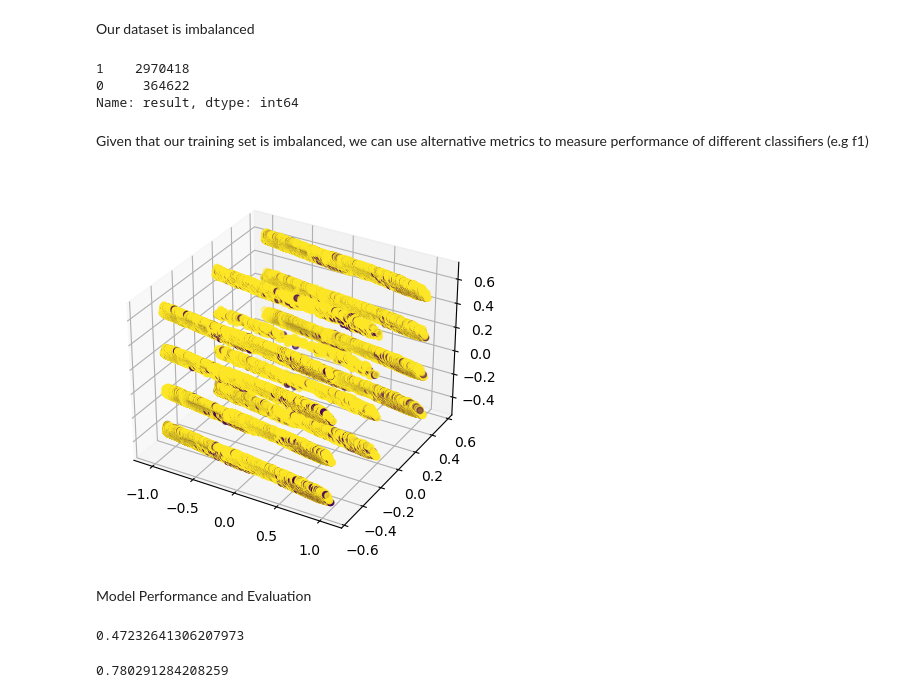
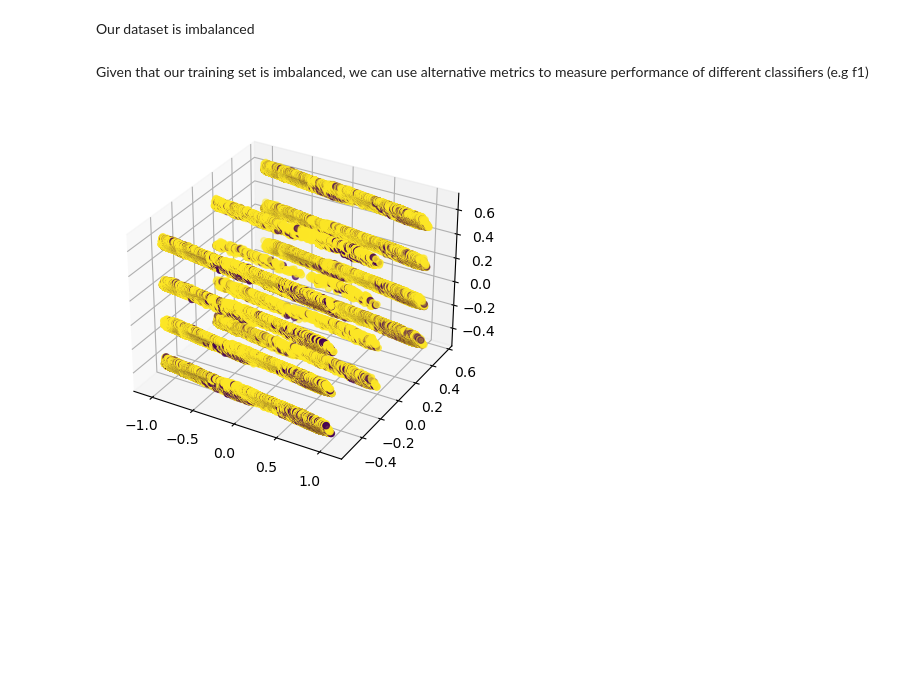
Before and after one commit to nathandsouza10/stock-market-anomaly-detection, a Jupyter notebook: workspace.ipynb, the cells around one changed output. Cells and saved outputs as stored; diff of their text form; code cells hidden in the pictures; blank space fills up the shorter version.

```diff
--- a/workspace.ipynb
+++ b/workspace.ipynb
@@ -105,25 +67,37 @@ EDA
 Our dataset is imbalanced
 # %%
 y.value_counts()
+y = y.to_numpy()
-# %% [output]
-1    2970418
-0     364622
-Name: result, dtype: int64
+# %%
+train_ratio = 0.70
+val_ratio = 0.15
+test_ratio = 0.15
+
+# Calculate the indices for splitting
+train_idx = int(X.shape[0] * train_ratio)
+val_idx = int(X.shape[0] * (train_ratio + val_ratio))
+
+# Split the data
+X_train = X[:train_idx]
+X_val = X[train_idx:val_idx]
+X_test = X[val_idx:]
+
+y_train = y[:train_idx]
+y_val = y[train_idx:val_idx]
+y_test = y[val_idx:]
 # %% [markdown]
 Given that our training set is imbalanced, we can use alternative metrics to measure performance of different classifiers (e.g f1)
 # %%
 from sklearn.decomposition import PCA
 import matplotlib.pyplot as plt
 from mpl_toolkits.mplot3d import Axes3D
 
 pca = PCA(n_components=3)
-X_reduced = pca.fit_transform(X, y)
+X_train_reduced = pca.fit_transform(X_train, y_train)
 
 fig = plt.figure()
 ax = fig.add_subplot(111, projection='3d')
-ax.scatter(X_reduced[:, 0], X_reduced[:, 1], X_reduced[:, 2], c=y)
+ax.scatter(X_train_reduced[:, 0], X_train_reduced[:, 1], X_train_reduced[:, 2], c=y_train)
 plt.show()
 # %% [output]
-[figure, old version]
+[figure, new version]
-# %% [markdown]
-Model Performance and Evaluation
@@ -132,16 +103,0 @@ from sklearn.model_selection import GridSearchCV
-# %%
-from sklearn.linear_model import LogisticRegression
-param_grid = {'C': [0.1, 1, 10], 'penalty': ['l1', 'l2']}
-grid = GridSearchCV(LogisticRegression(), param_grid, refit=True, n_jobs=-1, scoring='f1_macro')
-grid.fit(X, y)
-grid.best_score_
-# %% [output]
-0.47232641306207973
-# %%
-from sklearn.ensemble import RandomForestClassifier
-param_grid = {'n_estimators': [10, 50, 100], 'max_depth': [None, 5, 10]}
-grid = GridSearchCV(RandomForestClassifier(), param_grid, refit=True, n_jobs=-1, scoring='f1_macro')
-grid.fit(X, y)
-grid.best_score_
-# %% [output]
-0.780291284208259
```
Also changed, not shown: parts of 10 cells of this notebook, 2 other files.
